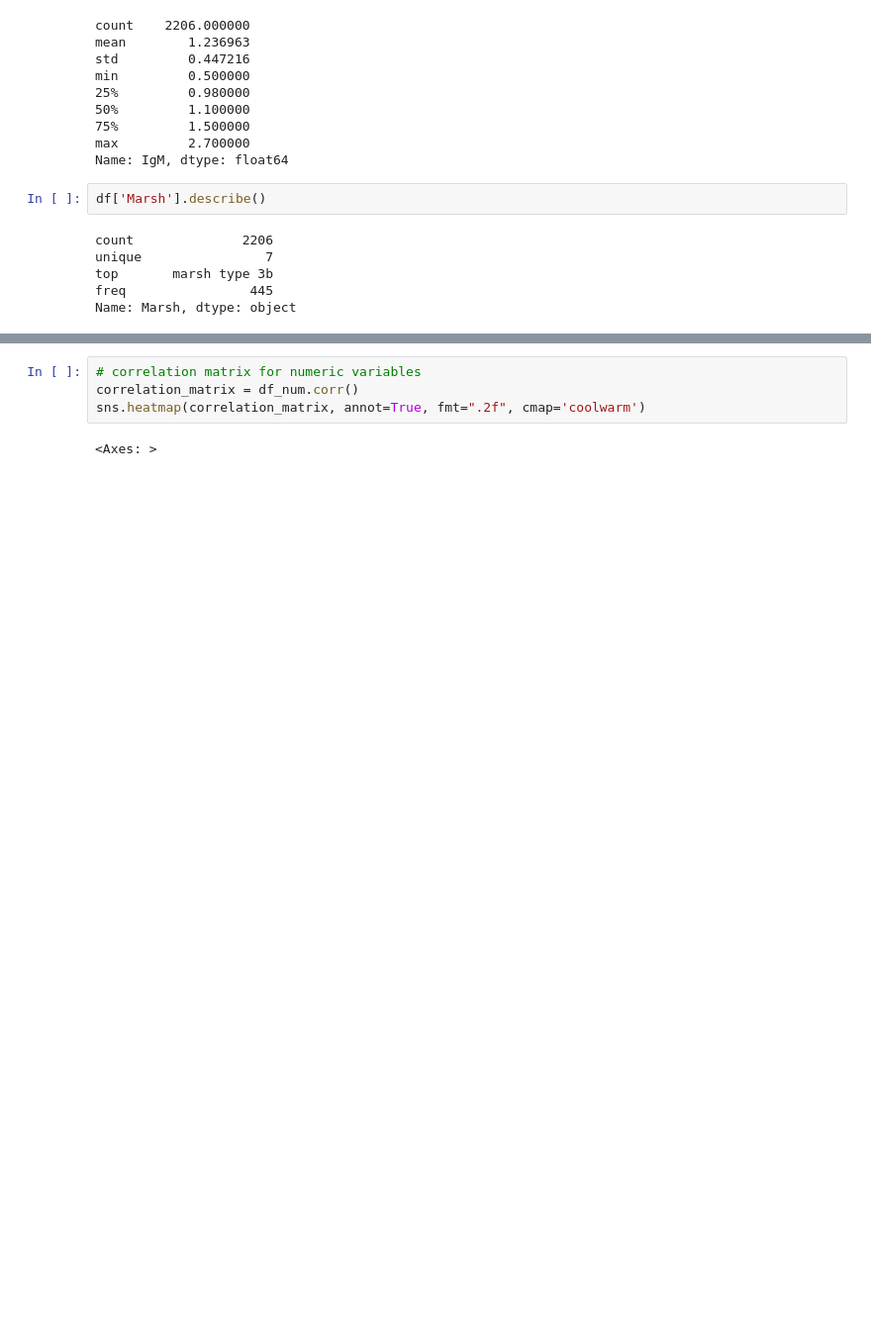
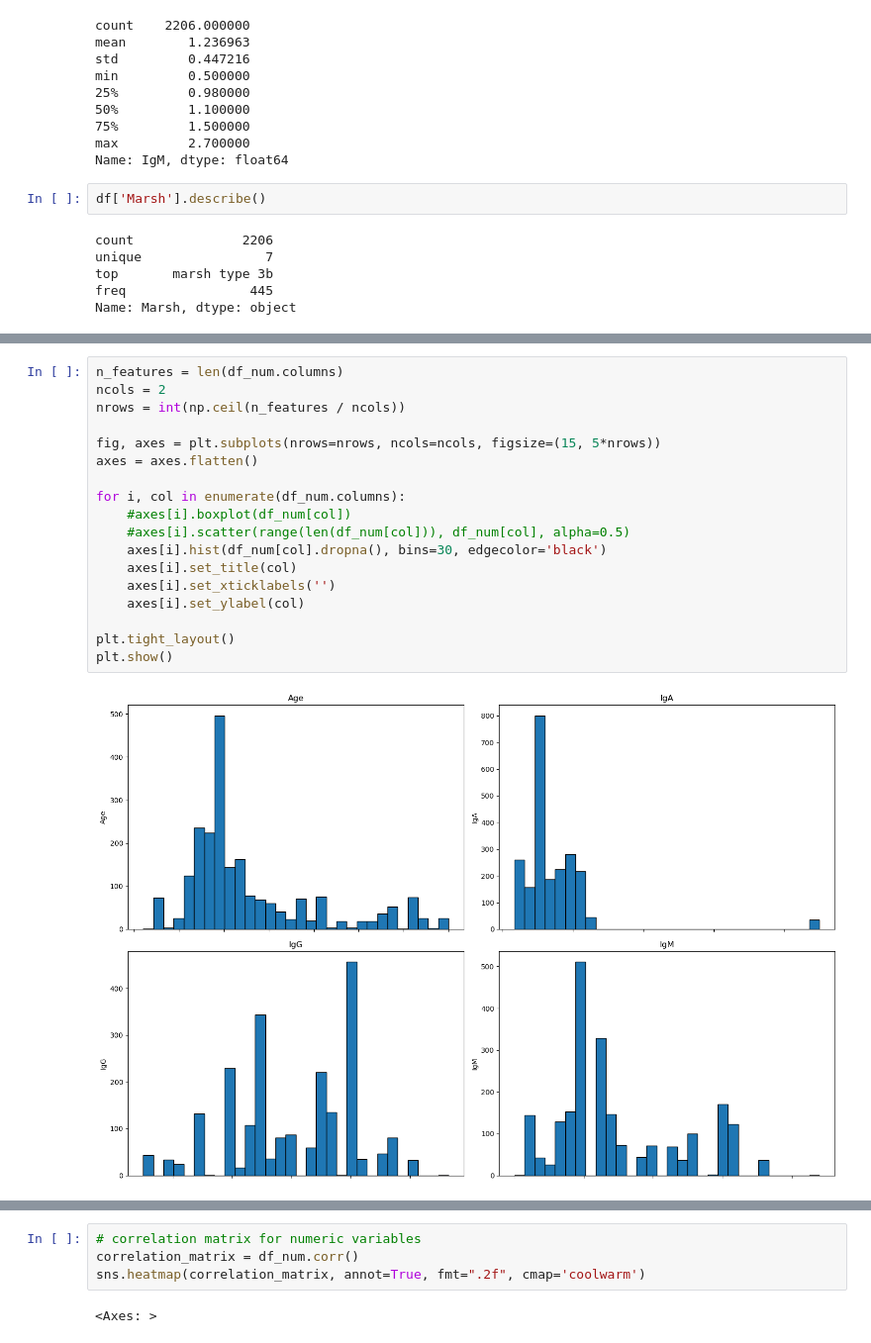
Before and after one commit to lmitch12/Math_Senior_Sem, a Jupyter notebook: dataPre.ipynb, the cells around one changed output, grey strips where cells are left out. Shown: that part at 99% size. Saved outputs shown, nothing was run; the diff lists cells and outputs as text; blank space fills up the shorter version.

```diff
--- a/dataPre.ipynb
+++ b/dataPre.ipynb
@@ -129,0 +167,20 @@ Name: Marsh, dtype: object
+# %%
+n_features = len(df_num.columns)
+ncols = 2
+nrows = int(np.ceil(n_features / ncols))
+
+fig, axes = plt.subplots(nrows=nrows, ncols=ncols, figsize=(15, 5*nrows))
+axes = axes.flatten()
+
+for i, col in enumerate(df_num.columns):
+    #axes[i].boxplot(df_num[col])
+    #axes[i].scatter(range(len(df_num[col])), df_num[col], alpha=0.5)
+    axes[i].hist(df_num[col].dropna(), bins=30, edgecolor='black')
+    axes[i].set_title(col)
+    axes[i].set_xticklabels('')
+    axes[i].set_ylabel(col)
+
+plt.tight_layout()
+plt.show()
+# %% [output]
+[figure, added]
```
Also changed, not shown: parts of 39 cells of this notebook.
